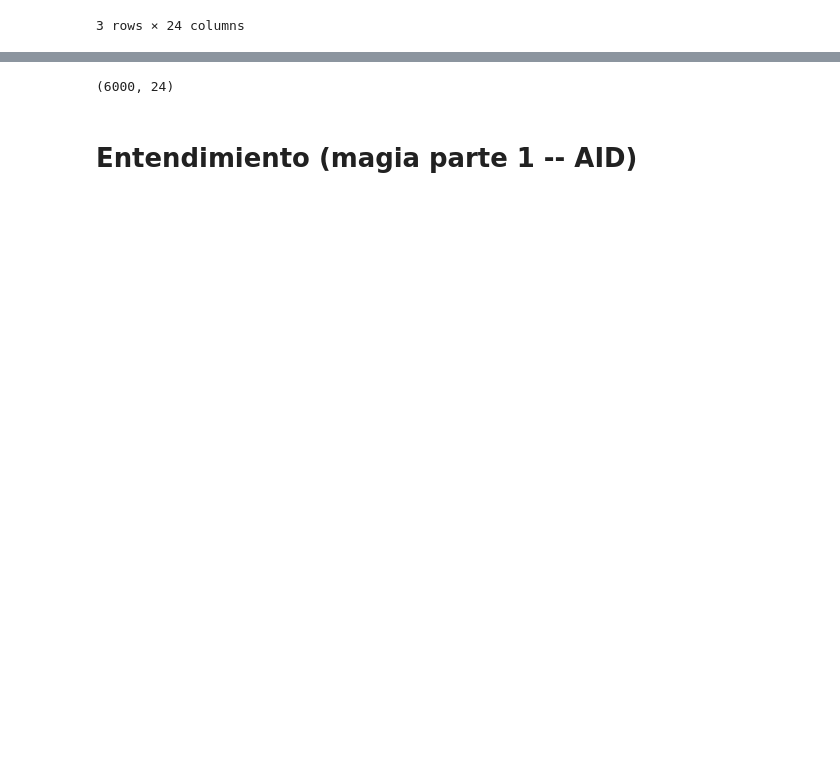
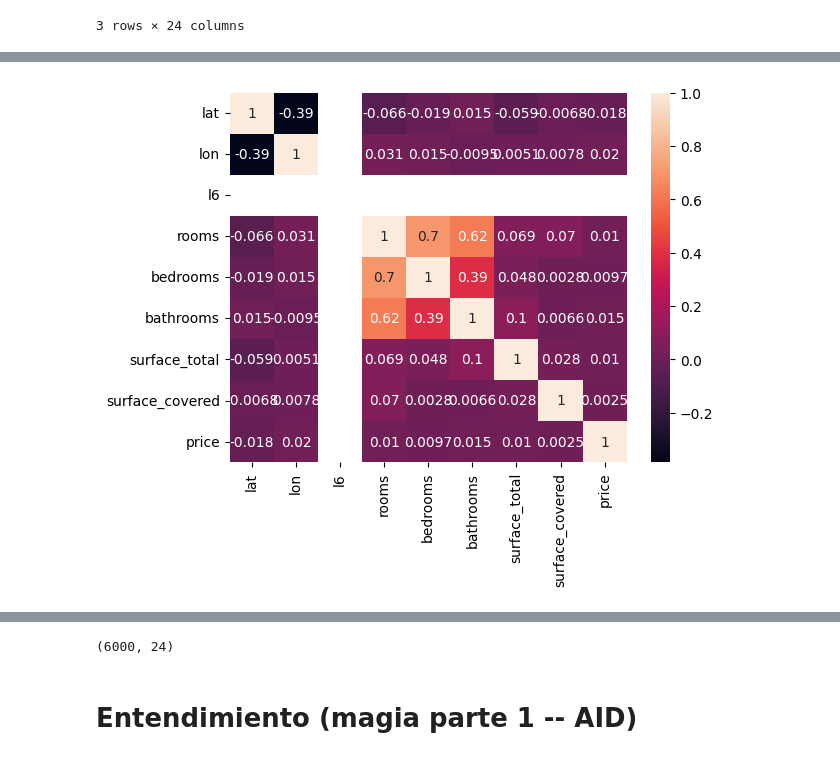
Before and after one commit to josesg998/competencia_properati, a Jupyter notebook: TP_Individual.ipynb, the cells around one changed output, grey strips where cells are left out. Saved outputs shown, nothing was run; the diff lists cells and outputs as text; code cells hidden in the pictures; blank space fills up the shorter version.

```diff
--- a/TP_Individual.ipynb
+++ b/TP_Individual.ipynb
@@ -66,0 +91,4 @@ sns.heatmap(df.isnull(), cbar=False)
+# %%
+sns.heatmap(df.corr(),annot=True);
+# %% [output]
+[figure, added]
```
Also changed, not shown: parts of 19 cells of this notebook, 1 other file.
